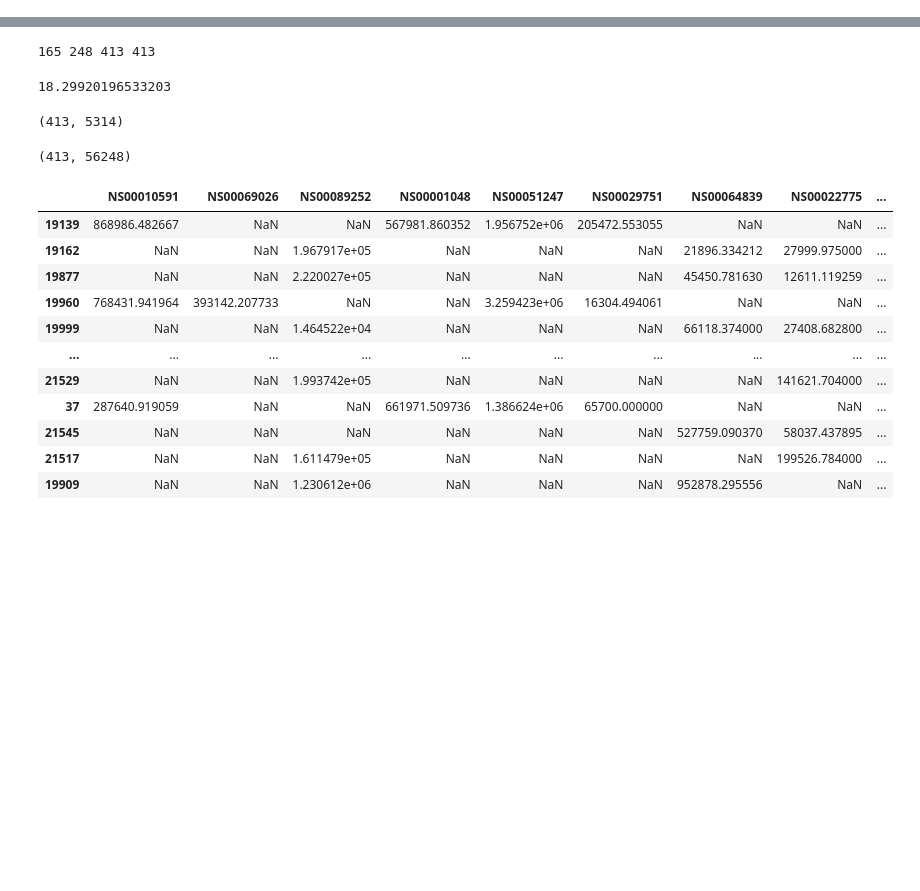
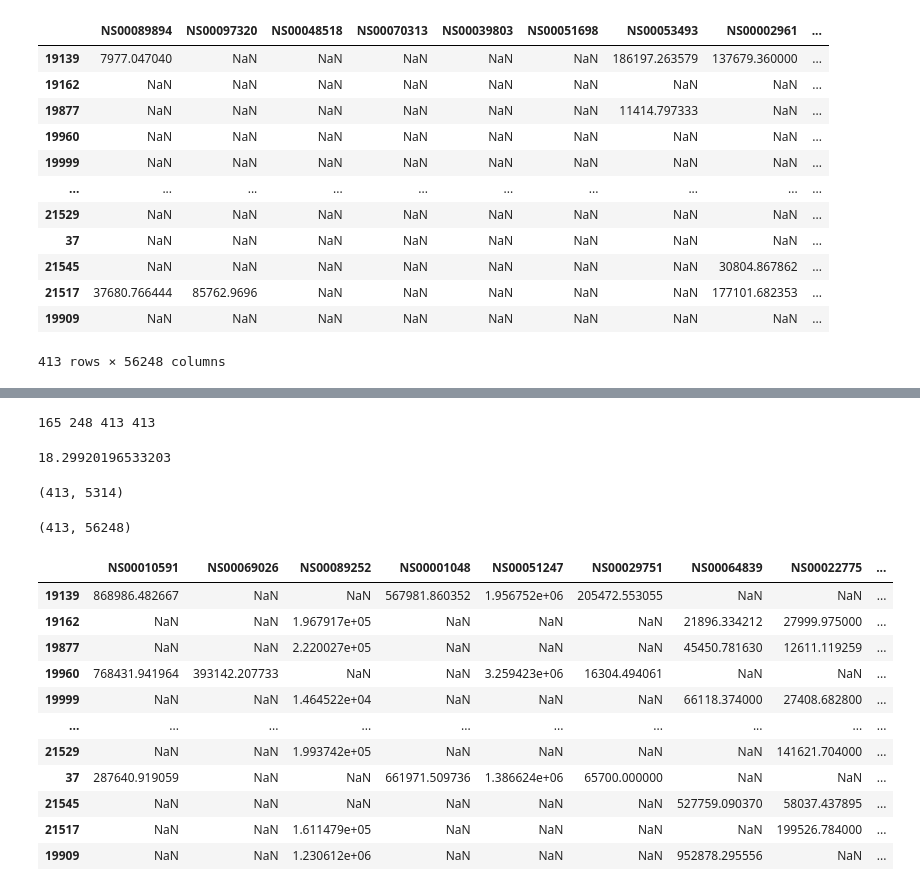
Before and after one commit to NERC-CEH/DSFP-PyExplorer, a Jupyter notebook: notebooks/missingness.ipynb, the cells around one changed output, grey strips where cells are left out. Cells and saved outputs as stored; diff of their text form; code cells hidden in the pictures; blank space fills up the shorter version.

```diff
--- a/notebooks/missingness.ipynb
+++ b/notebooks/missingness.ipynb
@@ -14,3 +15,19 @@ import matplotlib.patches as mpatches
 # %%
 #read the ordination data
 ordinationData = pd.read_csv("../ordination/333_ordination.csv",index_col=0)
+# %%
+ordinationData
+# %% [output]
+|  | NS00089894 | NS00097320 | NS00048518 | NS00070313 | NS00039803 | NS00051698 | NS00053493 | NS00002961 | ... |
+| 19139 | 7977.047040 | NaN | NaN | NaN | NaN | NaN | 186197.263579 | 137679.360000 | ... |
+| 19162 | NaN | NaN | NaN | NaN | NaN | NaN | NaN | NaN | ... |
+| 19877 | NaN | NaN | NaN | NaN | NaN | NaN | 11414.797333 | NaN | ... |
+| 19960 | NaN | NaN | NaN | NaN | NaN | NaN | NaN | NaN | ... |
+| 19999 | NaN | NaN | NaN | NaN | NaN | NaN | NaN | NaN | ... |
+| ... | ... | ... | ... | ... | ... | ... | ... | ... | ... |
+| 21529 | NaN | NaN | NaN | NaN | NaN | NaN | NaN | NaN | ... |
+| 37 | NaN | NaN | NaN | NaN | NaN | NaN | NaN | NaN | ... |
+| 21545 | NaN | NaN | NaN | NaN | NaN | NaN | NaN | 30804.867862 | ... |
+| 21517 | 37680.766444 | 85762.9696 | NaN | NaN | NaN | NaN | NaN | 177101.682353 | ... |
+| 19909 | NaN | NaN | NaN | NaN | NaN | NaN | NaN | NaN | ... |
+413 rows × 56248 columns
```
Also changed, not shown: parts of 4 cells of this notebook, 15 other files.
